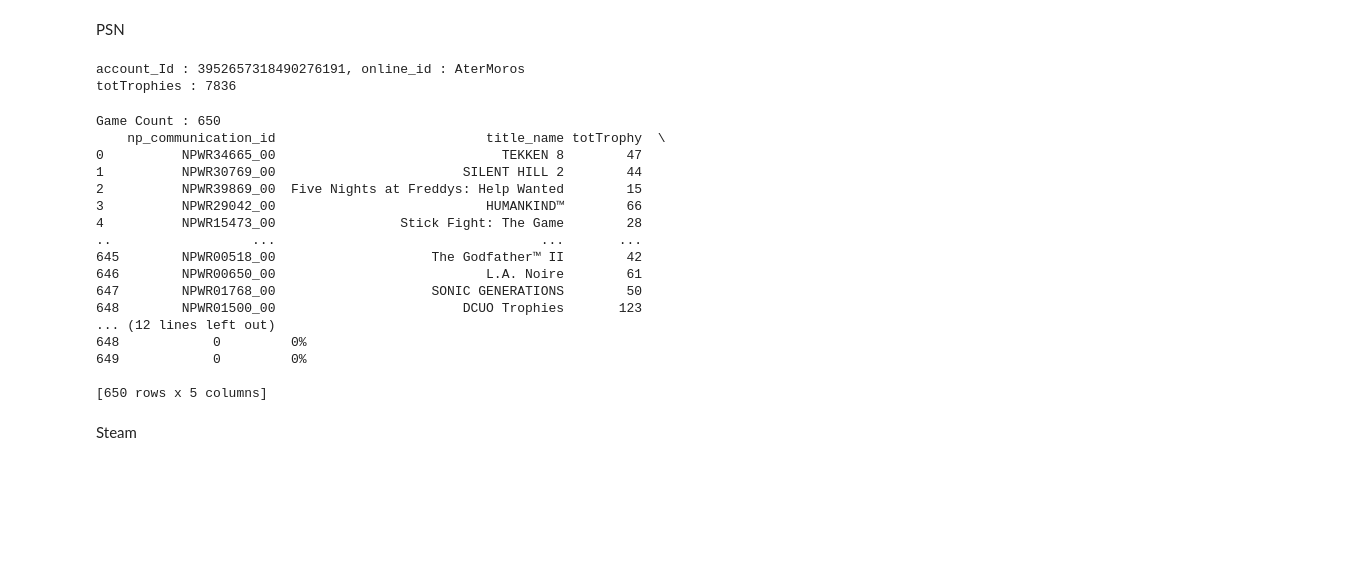
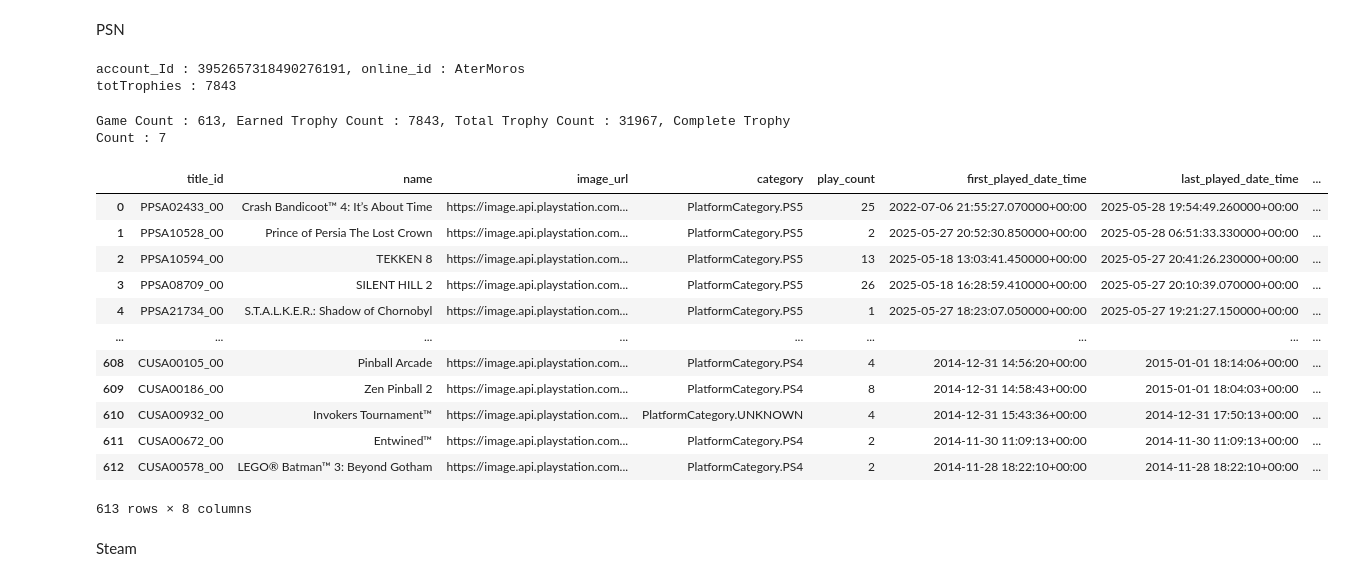
Before and after one commit to AndreaAmorosini/GamesTrack, a Jupyter notebook: API_examples/api_test.ipynb, the cells around one changed output. Cells and saved outputs as stored; diff of their text form; code cells hidden in the pictures; blank space fills up the shorter version.

```diff
--- a/API_examples/api_test.ipynb
+++ b/API_examples/api_test.ipynb
@@ -5,65 +5,80 @@ from psnawp_api import PSNAWP
 from tqdm import tqdm
 import pandas as pd
 import numpy as np
 import os
 from dotenv import load_dotenv
 
 load_dotenv()
 
 NPSSO = os.getenv("NPSSO")
 # Get your npsso from https://psnprofiles.com/psnawp
 npsso = NPSSO
 # Create a PSNAWP object
 psn = PSNAWP(npsso)
 
 # Profile of npsso owner
 client = psn.me()
 print("account_Id : " + client.account_id + ", online_id : " + client.online_id)
 print("totTrophies : " + str(client.trophy_summary().earned_trophies.bronze + client.trophy_summary().earned_trophies.silver + client.trophy_summary().earned_trophies.gold + client.trophy_summary().earned_trophies.platinum))
 
-listOfList = []
+listOfListGames = []
+listOfListTrophy = []
 
 
 
-#gameCount = 0
-# for t in client.title_stats():
-#    print("name : " + t.name + " , title_id : " + str(t.title_id) + " , play_count : " + str(t.play_count) + " ,total_items_count : " + str(t.total_items_count))
-#    gameCount += 1
+gameCount = 0
+for t in client.title_stats():
+    # print("name : " + t.name + " , title_id : " + str(t.title_id) + " , play_count : " + str(t.play_count) + " ,total_items_count : " + str(t.total_items_count))
+    listGame = [
+        t.title_id,
+        t.name,
+        t.image_url,
+        t.category,
+        t.play_count,
+        t.first_played_date_time,
+        t.last_played_date_time,
+        t.play_duration]
+    listOfListGames.append(listGame)
+    gameCount += 1
 
-trophyCount = 0
+earnedTrophyCount = 0
+totTrophyCount = 0
+completeTrophyCount = 0
 for tr in tqdm(client.trophy_titles()):
     listGame = [tr.np_communication_id, tr.title_name,
                 (tr.defined_trophies.bronze + tr.defined_trophies.silver + tr.defined_trophies.gold + tr.defined_trophies.platinum),
                 (tr.earned_trophies.bronze + tr.earned_trophies.silver + tr.earned_trophies.gold + tr.earned_trophies.platinum),
-                (str(tr.progress) + "%")]
-    listOfList.append(listGame)
-    trophyCount += 1
+                (str(tr.progress) + "%"), tr.np_title_id]
+    listOfListTrophy.append(listGame)
+    earnedTrophyCount += (tr.earned_trophies.bronze + tr.earned_trophies.silver + tr.earned_trophies.gold + tr.earned_trophies.platinum)
+    totTrophyCount += (tr.defined_trophies.bronze + tr.defined_trophies.silver + tr.defined_trophies.gold + tr.defined_trophies.platinum)
+    if tr.earned_trophies.platinum > 0:
+        completeTrophyCount += 1
 
-arr = np.array(listOfList)
-df = pd.DataFrame(arr, columns=["np_communication_id", "title_name", "totTrophy", "earnedTrophy", "percTrophy"])
-#print("Game Count : " + str(gameCount))
-print("Game Count : " + str(trophyCount))
-print(df)
+df_trophy_psn = pd.DataFrame(np.array(listOfListTrophy), columns=["np_communication_id", "title_name", "totTrophy", "earnedTrophy", "percTrophy", "np_title_id"])
+df_games_psn = pd.DataFrame(np.array(listOfListGames), columns=["title_id", "name", "image_url", "category", "play_count", "first_played_date_time", "last_played_date_time", "play_duration"])
+#In caso fare join tra le due tabelle per ottenere la lista completa di giopchi e dove non c'e la category PS5 o PS4 mettere Ps3
+
+print("Game Count : " + str(gameCount) + ", Earned Trophy Count : " + str(earnedTrophyCount) + ", Total Trophy Count : " + str(totTrophyCount) + ", Complete Trophy Count : " + str(completeTrophyCount))
+
+df_games_psn
 # %% [output]
 account_Id : 3952657318490276191, online_id : AterMoros
-totTrophies : 7836
+totTrophies : 7843
-Game Count : 650
-    np_communication_id                           title_name totTrophy  \
-0          NPWR34665_00                             TEKKEN 8        47
-1          NPWR30769_00                        SILENT HILL 2        44
-2          NPWR39869_00  Five Nights at Freddys: Help Wanted        15
-3          NPWR29042_00                           HUMANKIND™        66
-4          NPWR15473_00                Stick Fight: The Game        28
-..                  ...                                  ...       ...
-645        NPWR00518_00                    The Godfather™ II        42
-646        NPWR00650_00                           L.A. Noire        61
-647        NPWR01768_00                    SONIC GENERATIONS        50
-648        NPWR01500_00                        DCUO Trophies       123
-... (12 lines left out)
-648            0         0%
-649            0         0%
-
-[650 rows x 5 columns]
+Game Count : 613, Earned Trophy Count : 7843, Total Trophy Count : 31967, Complete Trophy Count : 7
+|  | title_id | name | image_url | category | play_count | first_played_date_time | last_played_date_time | ... |
+| 0 | PPSA02433_00 | Crash Bandicoot™ 4: It’s About Time | https://image.api.playstation.com... | PlatformCategory.PS5 | 25 | 2022-07-06 21:55:27.070000+00:00 | 2025-05-28 19:54:49.260000+00:00 | ... |
+| 1 | PPSA10528_00 | Prince of Persia The Lost Crown | https://image.api.playstation.com... | PlatformCategory.PS5 | 2 | 2025-05-27 20:52:30.850000+00:00 | 2025-05-28 06:51:33.330000+00:00 | ... |
+| 2 | PPSA10594_00 | TEKKEN 8 | https://image.api.playstation.com... | PlatformCategory.PS5 | 13 | 2025-05-18 13:03:41.450000+00:00 | 2025-05-27 20:41:26.230000+00:00 | ... |
+| 3 | PPSA08709_00 | SILENT HILL 2 | https://image.api.playstation.com... | PlatformCategory.PS5 | 26 | 2025-05-18 16:28:59.410000+00:00 | 2025-05-27 20:10:39.070000+00:00 | ... |
+| 4 | PPSA21734_00 | S.T.A.L.K.E.R.: Shadow of Chornobyl | https://image.api.playstation.com... | PlatformCategory.PS5 | 1 | 2025-05-27 18:23:07.050000+00:00 | 2025-05-27 19:21:27.150000+00:00 | ... |
+| ... | ... | ... | ... | ... | ... | ... | ... | ... |
+| 608 | CUSA00105_00 | Pinball Arcade | https://image.api.playstation.com... | PlatformCategory.PS4 | 4 | 2014-12-31 14:56:20+00:00 | 2015-01-01 18:14:06+00:00 | ... |
+| 609 | CUSA00186_00 | Zen Pinball 2 | https://image.api.playstation.com... | PlatformCategory.PS4 | 8 | 2014-12-31 14:58:43+00:00 | 2015-01-01 18:04:03+00:00 | ... |
+| 610 | CUSA00932_00 | Invokers Tournament™ | https://image.api.playstation.com... | PlatformCategory.UNKNOWN | 4 | 2014-12-31 15:43:36+00:00 | 2014-12-31 17:50:13+00:00 | ... |
+| 611 | CUSA00672_00 | Entwined™ | https://image.api.playstation.com... | PlatformCategory.PS4 | 2 | 2014-11-30 11:09:13+00:00 | 2014-11-30 11:09:13+00:00 | ... |
+| 612 | CUSA00578_00 | LEGO® Batman™ 3: Beyond Gotham | https://image.api.playstation.com... | PlatformCategory.PS4 | 2 | 2014-11-28 18:22:10+00:00 | 2014-11-28 18:22:10+00:00 | ... |
+613 rows × 8 columns
 # %% [markdown]
 Steam
 # %%
```
Also changed, not shown: parts of 1 cell of this notebook, 4 other files.
